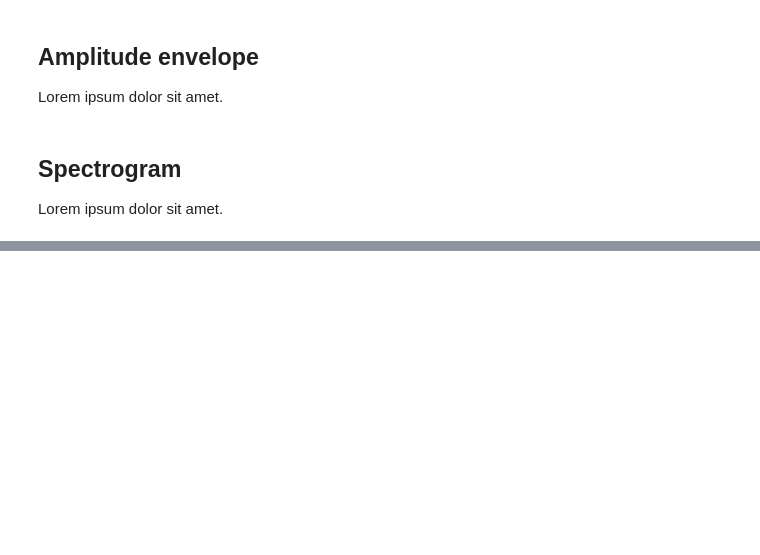
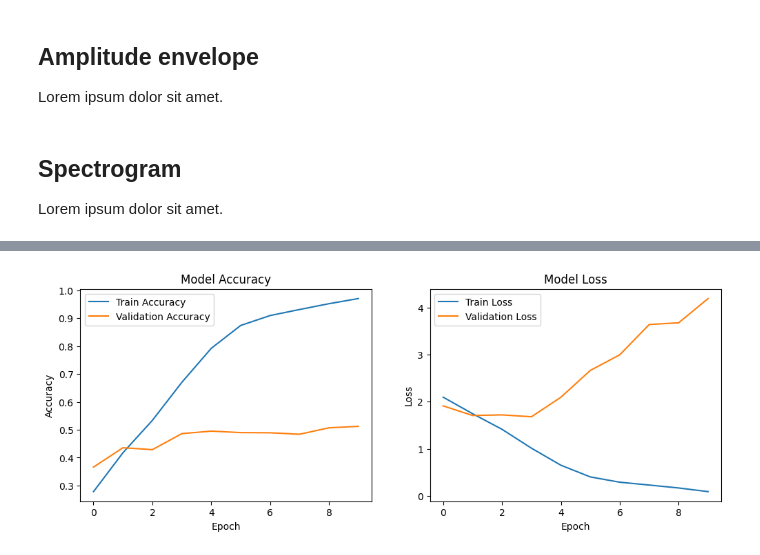
Before and after one commit to PalacinkaVelika/USU-IRMAS-instrument-recognition, a Jupyter notebook: IRMAS-NN.ipynb, the cells around one changed output, grey strips where cells are left out. Saved outputs shown, nothing was run; the diff lists cells and outputs as text; code cells hidden in the pictures; blank space fills up the shorter version.

```diff
--- a/IRMAS-NN.ipynb
+++ b/IRMAS-NN.ipynb
@@ -131,0 +236,18 @@ Lorem ipsum dolor sit amet.
+# %%
+max_freq = max([spec.shape[0] for spec in X])
+max_time = max([spec.shape[1] for spec in X])
+
+# Zero-pad all spectrograms to the same size (max_freq x max_time)
+X_padded = np.array([np.pad(spec, ((0, max_freq - spec.shape[0]), (0, max_time - spec.shape[1])), mode='constant') for spec in X])
+
+# Add channel dimension for CNN (e.g., grayscale images)
+X_padded = X_padded[..., np.newaxis]
+
+# Normalize data
+X_padded = X_padded / np.max(X_padded)
+
+# Convert labels to one-hot encoding
+y_onehot = to_categorical(y, num_classes=len(all_instrument_classes))
+
+# Split the data into training and testing sets
+X_train, X_test, y_train, y_test = train_test_split(X_padded, y_onehot, test_size=0.2, random_state=42)
@@ -131,0 +319,3 @@ Lorem ipsum dolor sit amet.
+# %%
+# Train the model
+history = model.fit(X_train, y_train, epochs=10, batch_size=32, validation_data=(X_test, y_test))
@@ -131,0 +352,23 @@ Lorem ipsum dolor sit amet.
+# %%
+# Plot training & validation accuracy and loss
+plt.figure(figsize=(12, 4))
+
+plt.subplot(1, 2, 1)
+plt.plot(history.history['accuracy'], label='Train Accuracy')
+plt.plot(history.history['val_accuracy'], label='Validation Accuracy')
+plt.title('Model Accuracy')
+plt.xlabel('Epoch')
+plt.ylabel('Accuracy')
+plt.legend()
+
+plt.subplot(1, 2, 2)
+plt.plot(history.history['loss'], label='Train Loss')
+plt.plot(history.history['val_loss'], label='Validation Loss')
+plt.title('Model Loss')
+plt.xlabel('Epoch')
+plt.ylabel('Loss')
+plt.legend()
+
+plt.show()
+# %% [output]
+[figure, added]
```
Also changed, not shown: parts of 15 cells of this notebook.
